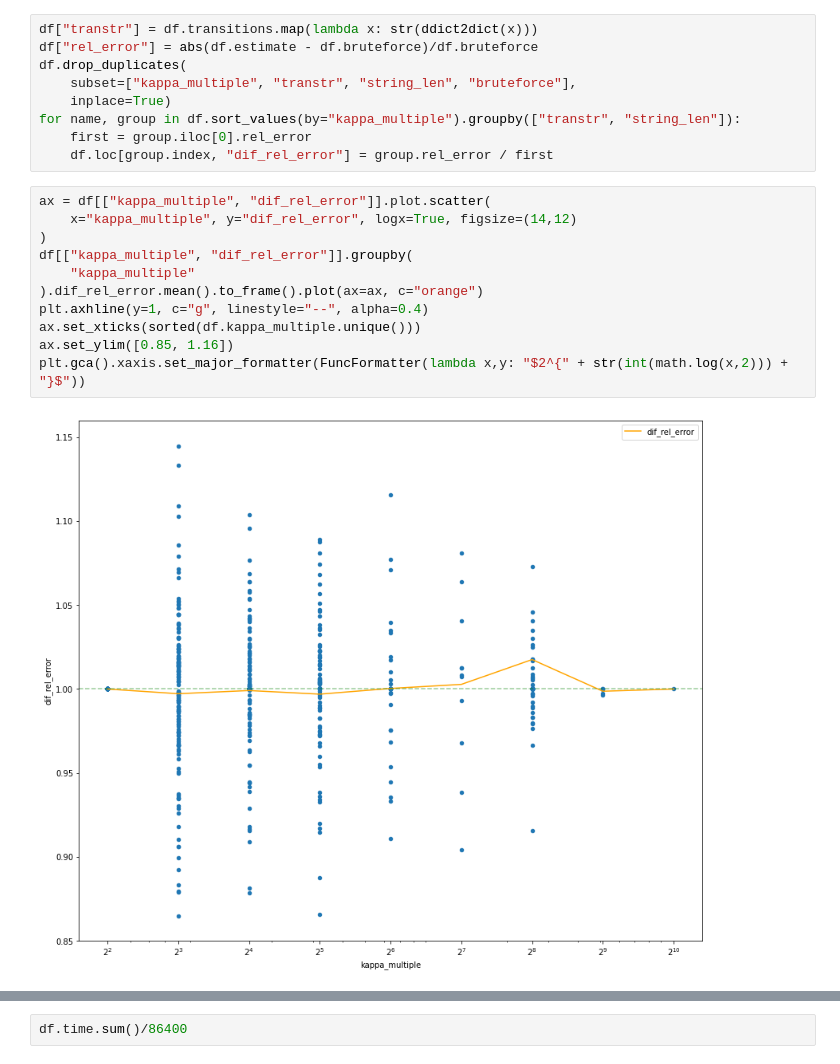
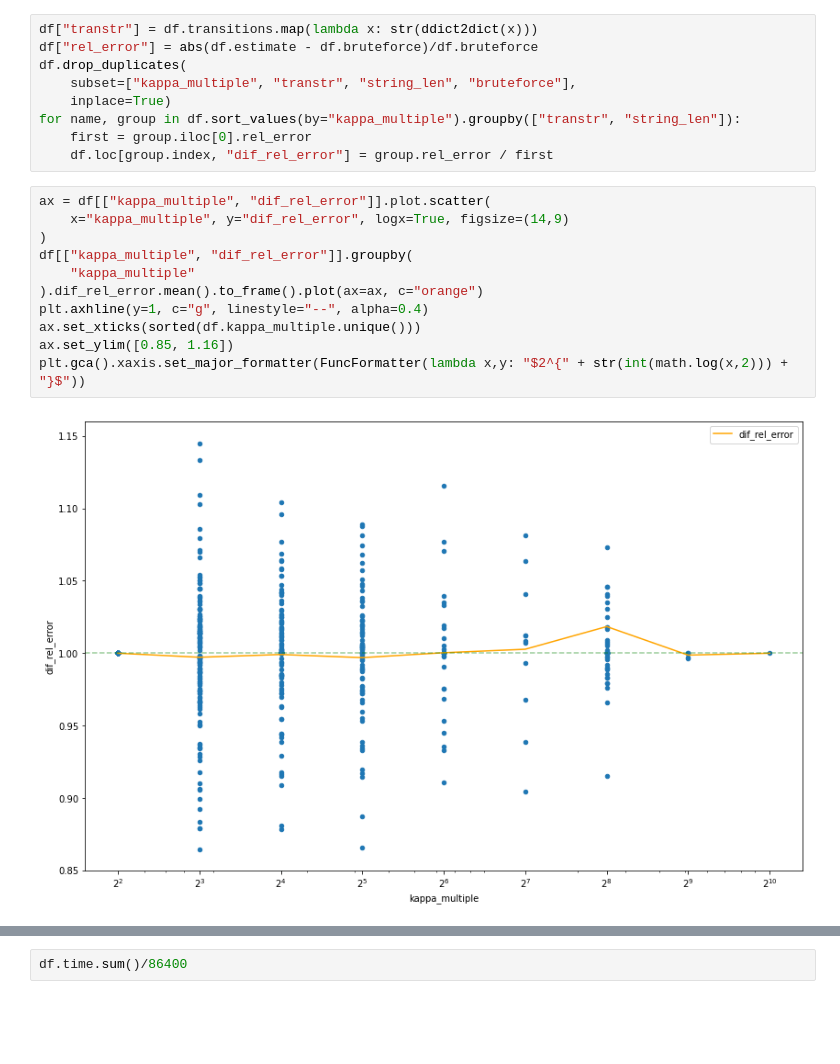
Before and after one commit to viantirreau/count-nfa, a Jupyter notebook: Large error stats.ipynb, the cells around one changed output, grey strips where cells are left out. Drawn from its saved outputs; the diff is of its cells as text; blank space fills up the shorter version.

```diff
--- a/Large error stats.ipynb
+++ b/Large error stats.ipynb
@@ -23,16 +23,16 @@ for name, group in df.sort_values(by="kappa_multiple").groupby(["transtr", "stri
     df.loc[group.index, "dif_rel_error"] = group.rel_error / first
 # %%
 ax = df[["kappa_multiple", "dif_rel_error"]].plot.scatter(
-    x="kappa_multiple", y="dif_rel_error", logx=True, figsize=(14,12)
+    x="kappa_multiple", y="dif_rel_error", logx=True, figsize=(14,9)
 )
 df[["kappa_multiple", "dif_rel_error"]].groupby(
     "kappa_multiple"
 ).dif_rel_error.mean().to_frame().plot(ax=ax, c="orange")
 plt.axhline(y=1, c="g", linestyle="--", alpha=0.4)
 ax.set_xticks(sorted(df.kappa_multiple.unique()))
 ax.set_ylim([0.85, 1.16])
 plt.gca().xaxis.set_major_formatter(FuncFormatter(lambda x,y: "$2^{" + str(int(math.log(x,2))) + "}$"))
 # %% [output]
-[figure, old version]
+[figure, new version]
 # %%
 ax = df[["kappa_multiple", "rel_error"]].plot.scatter(
```
Also changed, not shown: parts of 1 cell of this notebook, 1 other file.
